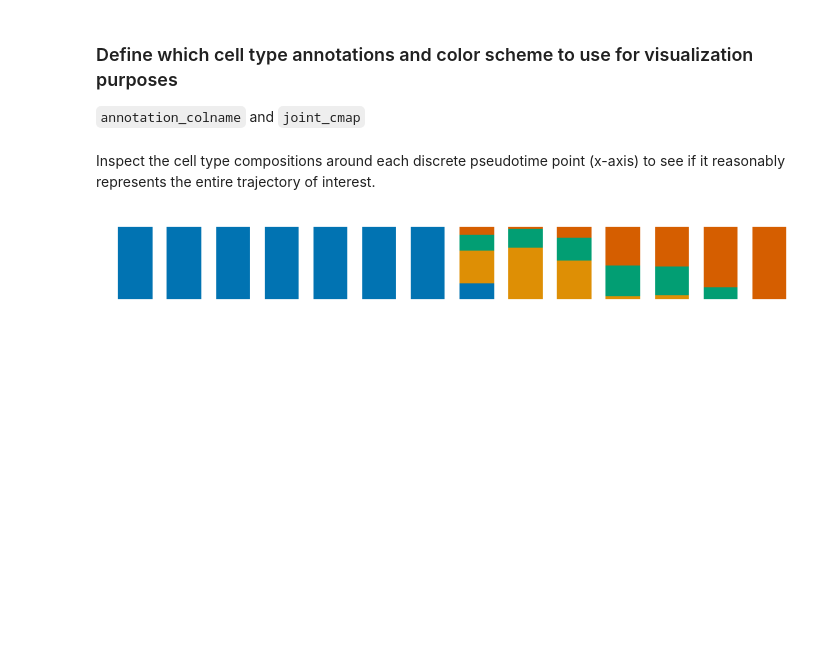
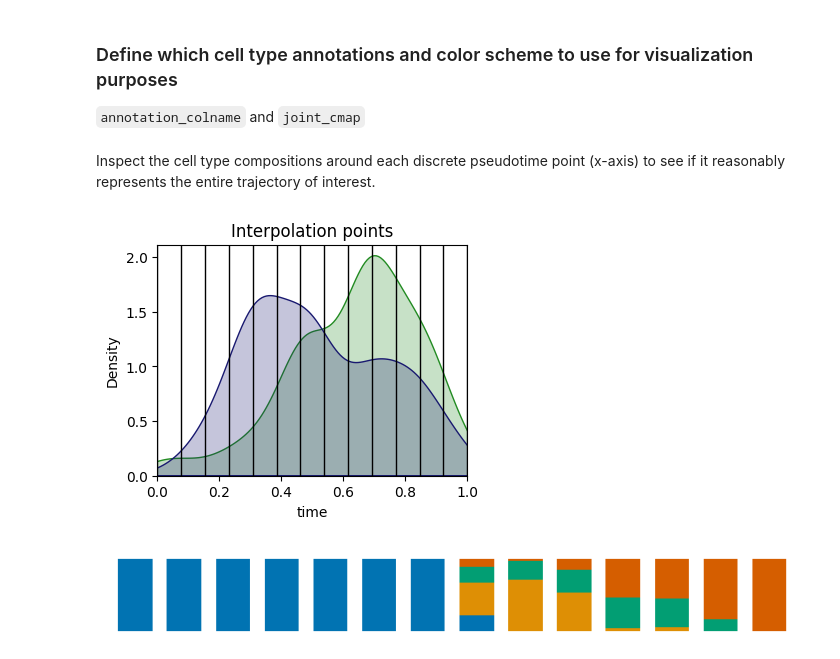
Before and after one commit to Teichlab/Genes2Genes, a Jupyter notebook: notebooks/Tutorial.ipynb, the cells around one changed output. Saved outputs shown, nothing was run; the diff lists cells and outputs as text; code cells hidden in the pictures; blank space fills up the shorter version.

```diff
--- a/notebooks/Tutorial.ipynb
+++ b/notebooks/Tutorial.ipynb
@@ -92,6 +92,10 @@ col = np.array(sb.color_palette('colorblind'))[range(4)]
 joint_cmap={'1h':col[0], '2h':col[1] , '4h':col[2] , '6h':col[3]}
 # %% [markdown]
 Inspect the cell type compositions around each discrete pseudotime point (x-axis) to see if it reasonably represents the entire trajectory of interest.
+# %%
+VisualUtils.plot_pseudotime_dists_with_interpolation_points(adata_ref, adata_query, n_bins)
+# %% [output]
+[figure, added]
 # %%
 VisualUtils.plot_celltype_barplot(adata_ref, n_bins, annotation_colname, joint_cmap)
 VisualUtils.plot_celltype_barplot(adata_query, n_bins, annotation_colname, joint_cmap)
```
Also changed, not shown: parts of 5 cells of this notebook, 1 other file.
